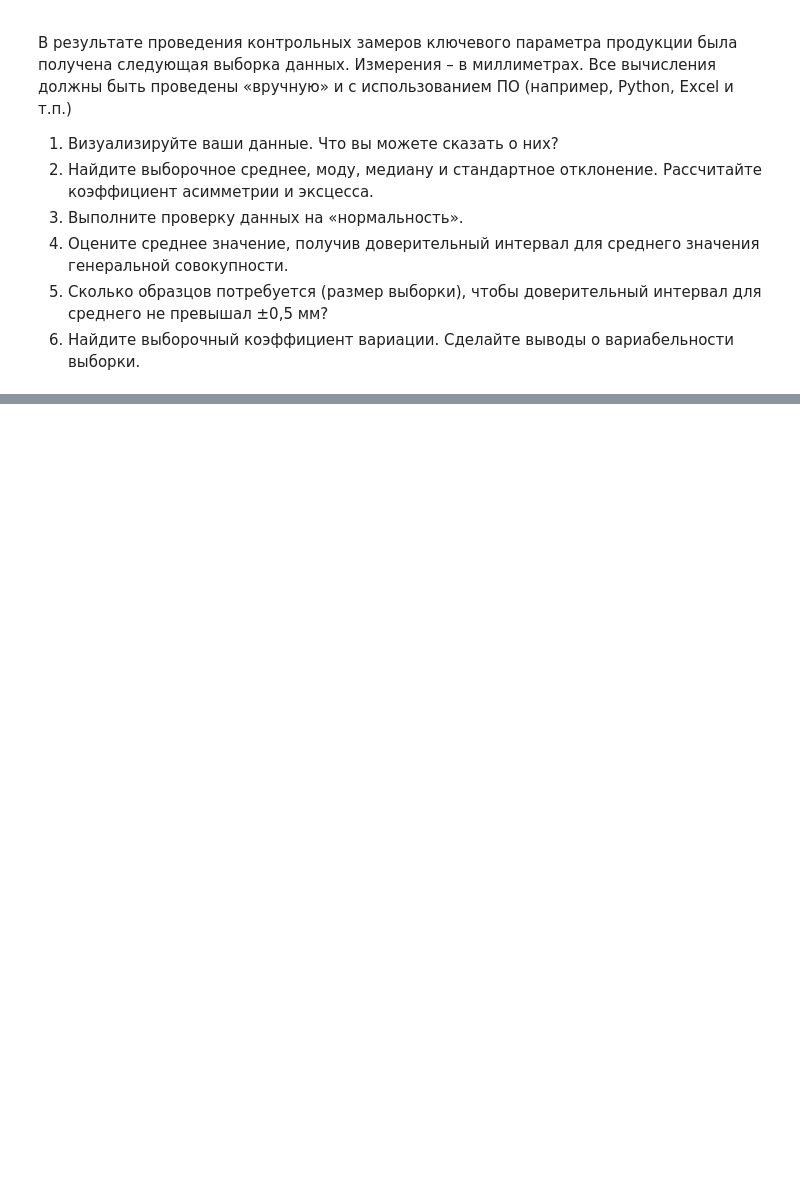
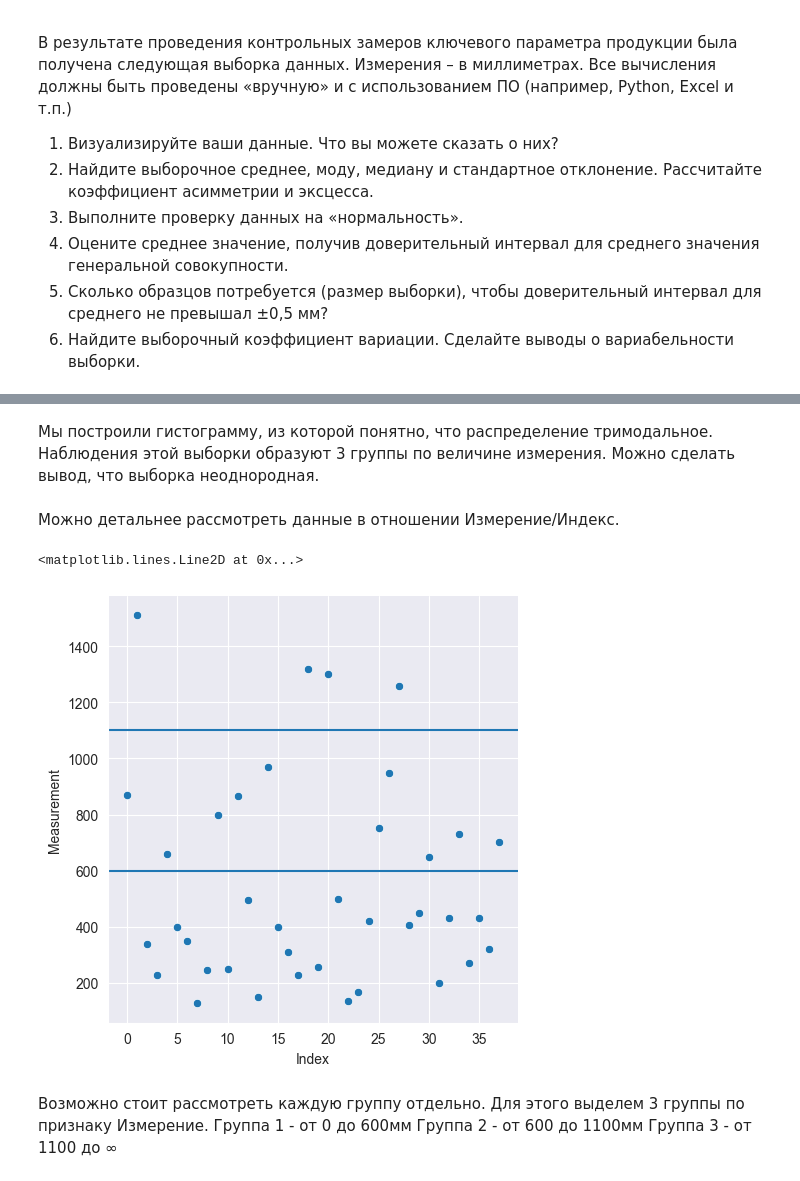
Before and after one commit to Hjklvfr/DataAnalysisMethods, a Jupyter notebook: notebooks/lab1.ipynb, the cells around one changed output, grey strips where cells are left out. Cells and saved outputs as stored; diff of their text form; code cells hidden in the pictures; blank space fills up the shorter version.

```diff
--- a/notebooks/lab1.ipynb
+++ b/notebooks/lab1.ipynb
@@ -18,0 +27,20 @@ bar
+# %% [markdown]
+Мы построили гистограмму, из которой понятно, что распределение тримодальное. Наблюдения этой выборки образуют 3 группы по величине измерения.
+Можно сделать вывод, что выборка неоднородная.
+# %% [markdown]
+Можно детальнее рассмотреть данные в отношении Измерение/Индекс.
+# %%
+sns.relplot(data=df, x=df.index, y='measurement', )
+plt.xlabel('Index')
+plt.ylabel('Measurement')
+plt.axhline(y=600)
+plt.axhline(y=1100)
+# %% [output]
+<matplotlib.lines.Line2D at 0x...>
+[figure, added]
+# %% [markdown]
+Возможно стоит рассмотреть каждую группу отдельно.
+Для этого выделем 3 группы по признаку Измерение.
+Группа 1 - от 0 до 600мм
+Группа 2 - от 600 до 1100мм
+Группа 3 - от 1100 до ∞
```
Also changed, not shown: parts of 35 cells of this notebook, 9 other files.
